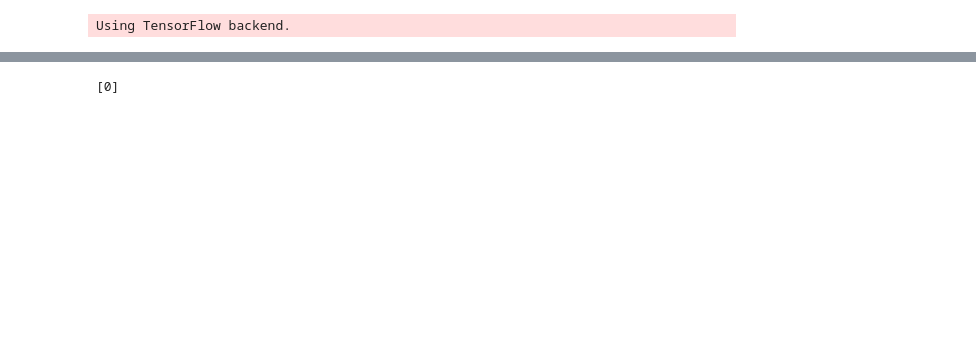
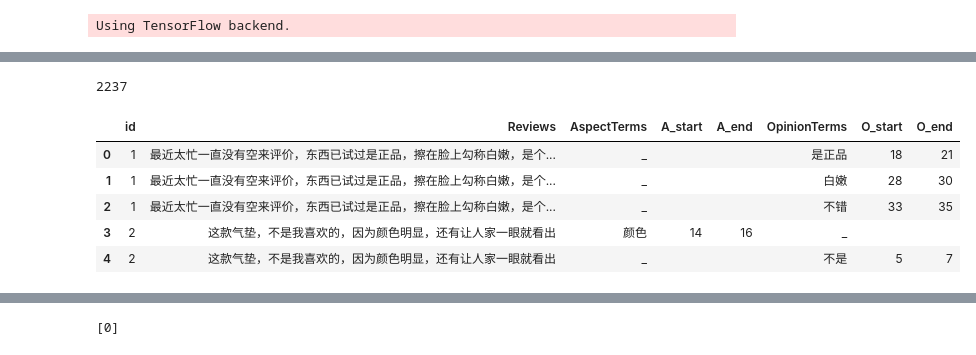
Before and after one commit to callmecaesar/zhijiang, a Jupyter notebook: code/main.ipynb, the cells around one changed output, grey strips where cells are left out. Drawn from its saved outputs; the diff is of its cells as text; code cells hidden in the pictures; blank space fills up the shorter version.

```diff
--- a/code/main.ipynb
+++ b/code/main.ipynb
@@ -108,3 +126,16 @@ ret_content_arr, ret_aspect_arr, ret_opinion_arr = get_data_obj.get_test_categor
+# %%
+len(ner_result)
+# %% [output]
+2237
+# %%
+ner_table.head()
+# %% [output]
+|  | id | Reviews | AspectTerms | A_start | A_end | OpinionTerms | O_start | O_end |
+| 0 | 1 | 最近太忙一直没有空来评价，东西已试过是正品，擦在脸上勾称白嫩，是个... | _ |  |  | 是正品 | 18 | 21 |
+| 1 | 1 | 最近太忙一直没有空来评价，东西已试过是正品，擦在脸上勾称白嫩，是个... | _ |  |  | 白嫩 | 28 | 30 |
+| 2 | 1 | 最近太忙一直没有空来评价，东西已试过是正品，擦在脸上勾称白嫩，是个... | _ |  |  | 不错 | 33 | 35 |
+| 3 | 2 | 这款气垫，不是我喜欢的，因为颜色明显，还有让人家一眼就看出 | 颜色 | 14 | 16 | _ |  |  |
+| 4 | 2 | 这款气垫，不是我喜欢的，因为颜色明显，还有让人家一眼就看出 | _ |  |  | 不是 | 5 | 7 |
 # %%
 aspect_max_len = 0
 for item in aspect_data:
```
Also changed, not shown: parts of 13 cells of this notebook, 10 other files.
